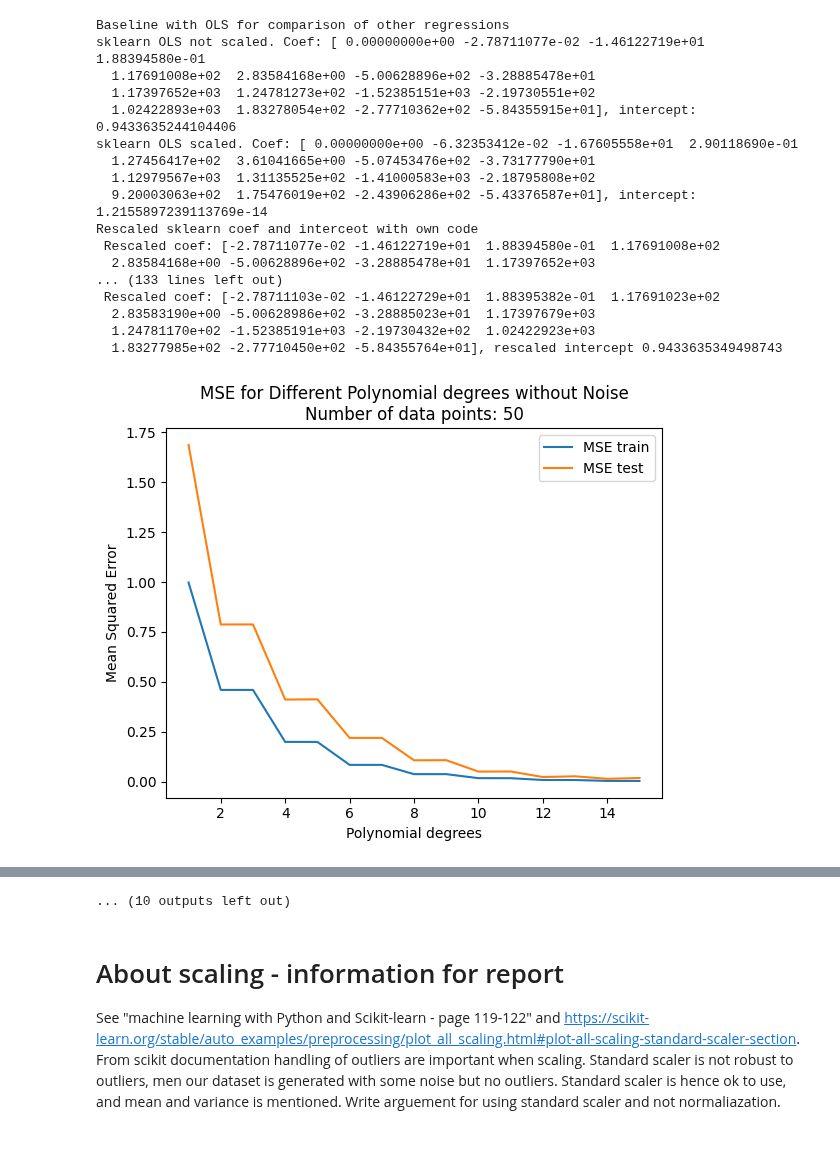
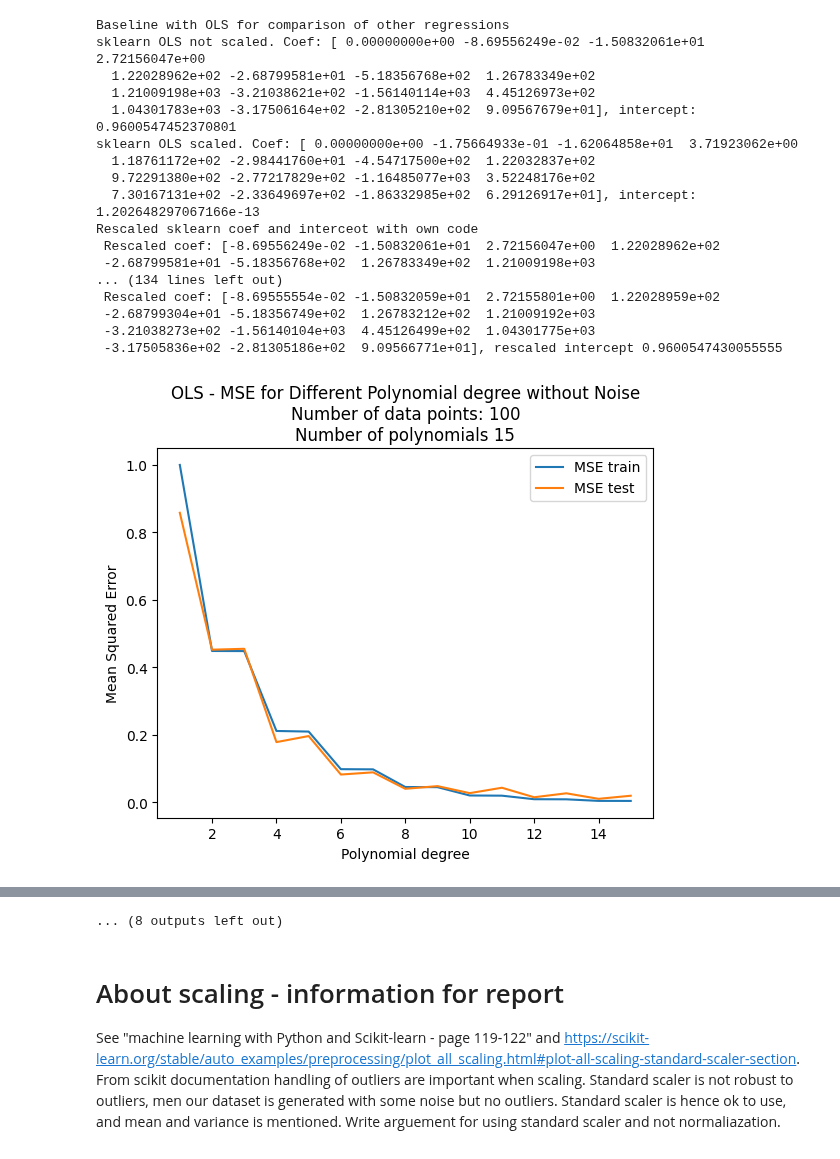
Before and after one commit to johtj/data_analysis_ml_projects, a Jupyter notebook: assignment1/code/assignment1.ipynb, the cells around one changed output, grey strips where cells are left out. Cells and saved outputs as stored; diff of their text form; code cells hidden in the pictures.

```diff
--- a/assignment1/code/assignment1.ipynb
+++ b/assignment1/code/assignment1.ipynb
@@ -11,7 +11,7 @@ from plotting_exploration import plot_mse,plot_r2, explore_lambda, explore_polyn
 # %%
 # Runge's function - parameters to explore
 
-n_datapoints = 50 # changed and ran code with different values. Could have been implemented as a list and looped over, but regarded as not necessary.
+n_datapoints = 100 # changed and ran code with different values. Could have been implemented as a list and looped over, but regarded as not necessary.
 standard_deviation = 0.1 # for noise, should we play around with this values as well in analysis?
 p = 15 # polynomial degree
 
@@ -88,8 +88,8 @@ y_predicted_scaled_ols = predict_y(X_test_scaled[:, 1:], rescaled_coef_ols)
 y_predicted_rescaled_ols = rescale_y(y_predicted_scaled_ols, y_train_std, y_train_mean)
 
 if create_plots:
-    plot_mse(n_datapoints, polynomial_degree,"Polynomial degrees", mse_train, mse_test, noise=False)
-    plot_r2(n_datapoints, polynomial_degree,"Polynomial degrees", r2_train, r2_test, noise=False)
+    plot_mse("OLS", p, n_datapoints, polynomial_degree, mse_train, mse_test, noise=False)
+    plot_r2("OLS", p, n_datapoints, polynomial_degree, r2_train, r2_test, noise=False)
 
 
 # Explore lambdas with Ridge regression - no noise
@@ -100,8 +100,8 @@ y_predicted_scaled_ridge = predict_y(X_test_scaled[:, 1:], rescaled_coef_ridge)
 y_predicted_rescaled_risge = rescale_y(y_predicted_scaled_ridge, y_train_std, y_train_mean)
 
 if create_plots: #MSE and R2 with no noise
-    plot_mse(n_datapoints, lambdas,"Lambda values", mse_train_ridge, mse_test_ridge, noise=False)
-    plot_r2(n_datapoints, lambdas,"Lambda values", r2_train_ridge, r2_test_ridge, noise=False)
+    plot_mse("Ridge", p, n_datapoints, lambdas, mse_train_ridge, mse_test_ridge, noise=False)
+    plot_r2("Ridge", p, n_datapoints, lambdas, r2_train_ridge, r2_test_ridge, noise=False)
 
 
 ################# Regression with noise
@@ -123,61 +123,59 @@ rescaled_coef_ols_noise, rescaled_intercept_ols_noise = rescale_theta_intercept(
 y_predicted_scaled_ols_noise = predict_y(X_test_scaled_noise[:, 1:], rescaled_coef_ols_noise)
 y_predicted_rescaled_ols_noise = rescale_y(y_predicted_scaled_ols_noise, y_train_std, y_train_mean)
 if create_plots: #MSE, R2 and function with noise
-    plot_mse(n_datapoints, polynomial_degree, "polynomial degrees", mse_train, mse_test, noise=True)
-    plot_r2(n_datapoints, polynomial_degree, "polynomial degrees",r2_train, r2_test, noise=True)
-    plot_xy_xynoise_ypredicted(x, y, x_train_noise, y_train_noise, y_predicted_rescaled_ols_noise, x_test, n_datapoints, "OLS", p, noise=True)
+    plot_mse("OLS", p, n_datapoints, polynomial_degree, mse_train, mse_test, noise=True)
+    plot_r2("OLS", p, n_datapoints, polynomial_degree, r2_train, r2_test, noise=True)
+    plot_xy_xynoise_ypredicted(x, y, x_train_noise, y_train_noise, y_predicted_rescaled_ols_noise, x_test, n_datapoints, "OLS", p, verbose_bool, lambda_n, etas, max_iterations)
 
 # Plot theta values as function if polynomial degree
-if create_plots: plot_theta_by_polynomials(thetas_ols_noise, p)
+if create_plots: plot_theta_by_polynomials(thetas_ols_noise, p, n_datapoints)
 
 # Explore lambdas with Ridge regression - noise
 lambdas, mse_train_ridge, mse_test_ridge, r2_train_ridge, r2_test_ridge, thetas_ridge_noise = explore_lambda(X_train_scaled_noise, X_test_scaled_noise, y_train_scaled_noise, y_test_scaled_noise, lambdas_start, verbose=verbose_bool)
 # rescaled coef and intercept as qc
 rescaled_coef_ridge_noise, rescaled_intercept_ridge_noise = rescale_theta_intercept(thetas_ridge_noise[1:], thetas_ridge_noise[0], y_train_std, y_train_mean, X_train_std, X_train_mean, verbose=verbose_bool)
 y_predicted_scaled_ridge_noise = predict_y(X_test_scaled_noise[:, 1:], rescaled_coef_ridge_noise)
 y_predicted_rescaled_ridge_noise = rescale_y(y_predicted_scaled_ridge_noise, y_train_std, y_train_mean)
 
 if create_plots:
-    plot_mse(n_datapoints, lambdas,"Lambda values", mse_train_ridge, mse_test_ridge, noise=True)
-    plot_r2(n_datapoints, lambdas,"Lambda values", r2_train_ridge, r2_test_ridge, noise=True)
-    plot_xy_xynoise_ypredicted(x, y, x_train_noise, y_train_noise, y_predicted_rescaled_ridge_noise, x_test, n_datapoints, "Ridge", p, noise=True)
-
+    plot_mse("Ridge", p, n_datapoints, lambdas, mse_train_ridge, mse_test_ridge, noise=True)
+    plot_r2("Ridge", p, n_datapoints, lambdas, r2_train_ridge, r2_test_ridge, noise=True)
+    plot_xy_xynoise_ypredicted(x, y, x_train_noise, y_train_noise, y_predicted_rescaled_ridge_noise, x_test, n_datapoints, "Ridge", p, verbose_bool, lambda_n, etas, max_iterations)
 
 
 ##################################################
 # Explore Lasso regression as function of lambdas and learning rate ----- Only used withot noise
 lasso_grid, lasso_mse_train, lasso_mse_test, lasso_r2_train, lasso_r2_test, lasso_mse_values, lasso_r2_values = lasso_grid_search(X_train_scaled, X_test_scaled, y_train_scaled, y_test_scaled, lambdas_start, etas, tolerance, max_iterations, use_intercept, verbose=verbose_bool)
 # rescaled coef and intercept as qc
 rescaled_coef_lasso_noise, rescaled_intercept_lasso_noise = rescale_theta_intercept(lasso_grid['coef'][1:], lasso_grid['intercept'], y_train_std, y_train_mean, X_train_std, X_train_mean, verbose=verbose_bool)
 y_predicted_scaled_lasso_noise = predict_y(X_test_scaled_noise[:, 1:], rescaled_coef_lasso_noise)
 y_predicted_rescaled_lasso_noise = rescale_y(y_predicted_scaled_lasso_noise, y_train_std, y_train_mean)
 if create_plots:
-    plot_xy_xynoise_ypredicted(x, y, x_train_noise, y_train_noise, y_predicted_rescaled_lasso_noise, x_test, n_datapoints, "Lasso", p, noise=True)
-plot_heatmap_lasso(lasso_mse_values, lambda_n, etas)
-
-plot_heatmap_lasso(lasso_r2_values, lambda_n, etas)
+    plot_xy_xynoise_ypredicted(x, y, x_train_noise, y_train_noise, y_predicted_rescaled_lasso_noise, x_test, n_datapoints, "Lasso", p, verbose_bool, lambda_n, etas, max_iterations)
+    plot_heatmap_lasso("MSE", lasso_mse_values, lambda_n, etas, p, n_datapoints, max_iterations)
+    plot_heatmap_lasso("R2", lasso_r2_values, lambda_n, etas, p, n_datapoints, max_iterations)
 
 # compare with lasso sklearn - use best alpha value from own implementation and calculation of lasso
 if verbose_bool: print('lasso - not scaled')
 sklearn_lasso_regression(X_train, y_train, lasso_grid['lambda'], use_intercept, max_iterations, tolerance, verbose=verbose_bool)
 if verbose_bool: print('lasso - scaled')
 sklearn_lasso_regression(X_train_scaled, y_train_scaled, lasso_grid['lambda'], use_intercept, max_iterations, tolerance, verbose=verbose_bool)
 # %% [output]
 Baseline with OLS for comparison of other regressions
-sklearn OLS not scaled. Coef: [ 0.00000000e+00 -2.78711077e-02 -1.46122719e+01  1.88394580e-01
-  1.17691008e+02  2.83584168e+00 -5.00628896e+02 -3.28885478e+01
-  1.17397652e+03  1.24781273e+02 -1.52385151e+03 -2.19730551e+02
-  1.02422893e+03  1.83278054e+02 -2.77710362e+02 -5.84355915e+01], intercept: 0.9433635244104406
-sklearn OLS scaled. Coef: [ 0.00000000e+00 -6.32353412e-02 -1.67605558e+01  2.90118690e-01
-  1.27456417e+02  3.61041665e+00 -5.07453476e+02 -3.73177790e+01
-  1.12979567e+03  1.31135525e+02 -1.41000583e+03 -2.18795808e+02
-  9.20003063e+02  1.75476019e+02 -2.43906286e+02 -5.43376587e+01], intercept: 1.2155897239113769e-14
+sklearn OLS not scaled. Coef: [ 0.00000000e+00 -8.69556249e-02 -1.50832061e+01  2.72156047e+00
+  1.22028962e+02 -2.68799581e+01 -5.18356768e+02  1.26783349e+02
+  1.21009198e+03 -3.21038621e+02 -1.56140114e+03  4.45126973e+02
+  1.04301783e+03 -3.17506164e+02 -2.81305210e+02  9.09567679e+01], intercept: 0.9600547452370801
+sklearn OLS scaled. Coef: [ 0.00000000e+00 -1.75664933e-01 -1.62064858e+01  3.71923062e+00
+  1.18761172e+02 -2.98441760e+01 -4.54717500e+02  1.22032837e+02
+  9.72291380e+02 -2.77217829e+02 -1.16485077e+03  3.52248176e+02
+  7.30167131e+02 -2.33649697e+02 -1.86332985e+02  6.29126917e+01], intercept: 1.202648297067166e-13
 Rescaled sklearn coef and interceot with own code
- Rescaled coef: [-2.78711077e-02 -1.46122719e+01  1.88394580e-01  1.17691008e+02
-  2.83584168e+00 -5.00628896e+02 -3.28885478e+01  1.17397652e+03
-... (133 lines left out)
- Rescaled coef: [-2.78711103e-02 -1.46122729e+01  1.88395382e-01  1.17691023e+02
-  2.83583190e+00 -5.00628986e+02 -3.28885023e+01  1.17397679e+03
-  1.24781170e+02 -1.52385191e+03 -2.19730432e+02  1.02422923e+03
-  1.83277985e+02 -2.77710450e+02 -5.84355764e+01], rescaled intercept 0.9433635349498743
+ Rescaled coef: [-8.69556249e-02 -1.50832061e+01  2.72156047e+00  1.22028962e+02
+ -2.68799581e+01 -5.18356768e+02  1.26783349e+02  1.21009198e+03
+... (134 lines left out)
+ Rescaled coef: [-8.69555554e-02 -1.50832059e+01  2.72155801e+00  1.22028959e+02
+ -2.68799304e+01 -5.18356749e+02  1.26783212e+02  1.21009192e+03
+ -3.21038273e+02 -1.56140104e+03  4.45126499e+02  1.04301775e+03
+ -3.17505836e+02 -2.81305186e+02  9.09566771e+01], rescaled intercept 0.9600547430055555
-[figure, old version]
+[figure, new version]
@@ -242,4 +240,4 @@ Rescaled sklearn coef and interceot with own code
-... (10 outputs left out)
+... (8 outputs left out)
 # %% [markdown]
 # About scaling - information for report
 
```
Also changed, not shown: parts of 1 cell of this notebook, 15 other files.
